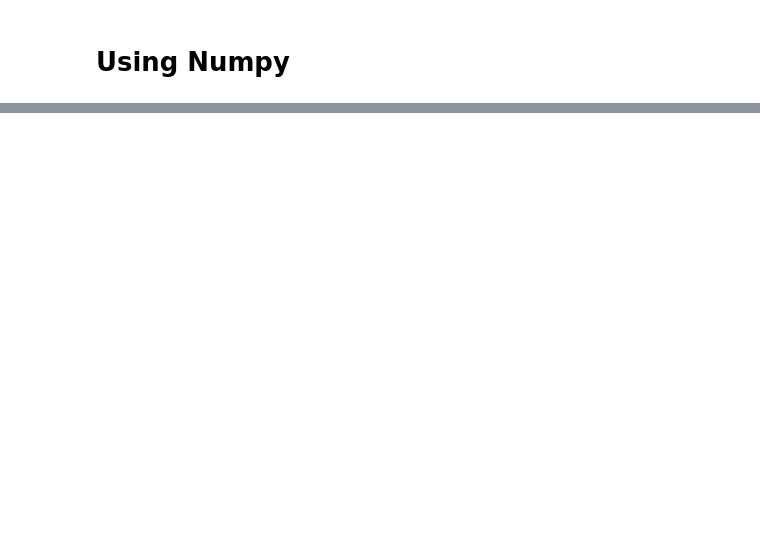
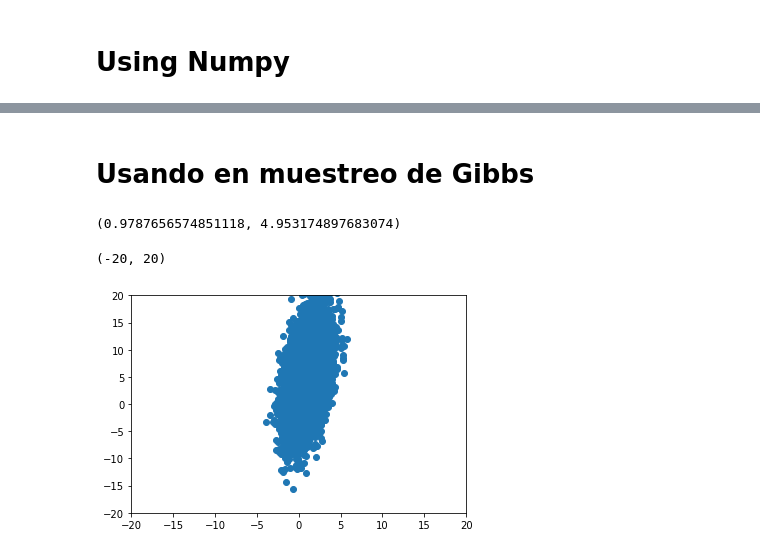
Before and after one commit to asegura4488/Python, a Jupyter notebook: MultiN.ipynb, the cells around one changed output, grey strips where cells are left out. Saved outputs shown, nothing was run; the diff lists cells and outputs as text; code cells hidden in the pictures; blank space fills up the shorter version.

```diff
--- a/MultiN.ipynb
+++ b/MultiN.ipynb
@@ -53,0 +54,49 @@ plt.show()
+# %% [markdown]
+# Usando en muestreo de Gibbs
+# %%
+def GetBiNormal(N = 100,mu=[],sigma=[],rho = 0.8):
+
+    mux = mu[0]
+    muy = mu[1]
+    sigmax = sigma[0]
+    sigmay = sigma[1]
+
+    s1  = sigmax*np.sqrt(1-rho**2)
+    s2  = sigmay*np.sqrt(1-rho**2)
+
+
+    r = np.zeros((N,2))
+
+    x0 = 0.
+    y0 = 0.
+
+    r[0,:] = x0,y0
+
+    y = y0
+
+    for i in range(1,N):
+
+        mx = mux + rho*(y-muy)*(sigmax)/sigmay
+        x = np.random.normal(mx,s1)
+        r[i,0] = x
+        my = muy + rho*(x-mux)*(sigmay)/sigmax
+        y = np.random.normal(my,s2)
+        r[i,1] = y
+
+    return r
+# %%
+r = GetBiNormal(N = 10000, mu=[1.,5.],sigma=[1.2,5.0],rho=0.4)
+# %%
+x = r[:,0]
+y = r[:,1]
+# %%
+print(np.mean(x),np.mean(y))
+# %% [output]
+(0.9787656574851118, 4.953174897683074)
+# %%
+plt.scatter(x,y)
+plt.xlim(-20,20)
+plt.ylim(-20,20)
+# %% [output]
+(-20, 20)
+[figure, added]
```
Also changed, not shown: parts of 6 cells of this notebook, 1 other file.
